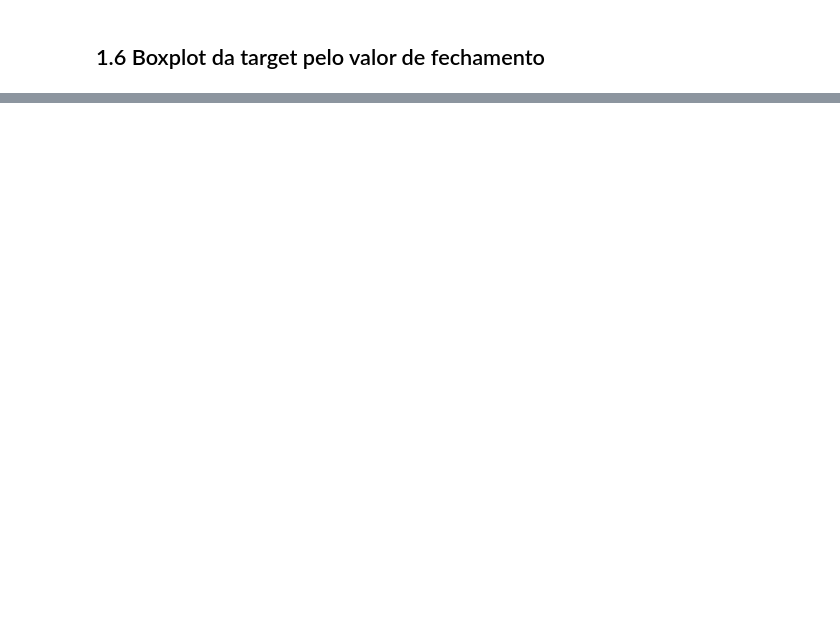
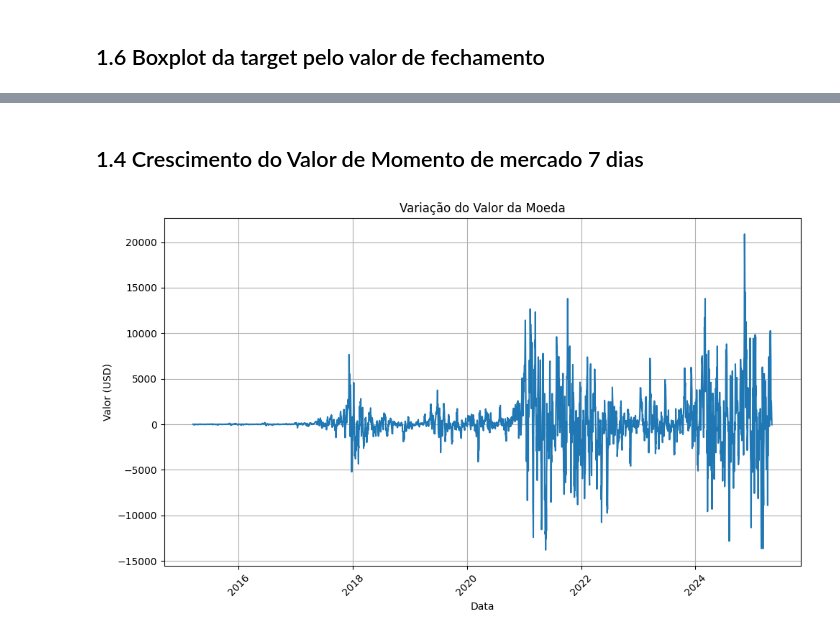
Before and after one commit to thaisrcdias/fiap_ml_bitcoin, a Jupyter notebook: ml/notebooks/Analise Exploratória.ipynb, the cells around one changed output, grey strips where cells are left out. Saved outputs shown, nothing was run; the diff lists cells and outputs as text; code cells hidden in the pictures; blank space fills up the shorter version.

```diff
--- a/ml/notebooks/Analise Exploratória.ipynb
+++ b/ml/notebooks/Analise Exploratória.ipynb
@@ -202,0 +213,16 @@ plt.show()
+# %% [markdown]
+## 1.4 Crescimento do Valor de Momento de mercado 7 dias
+# %%
+# Plot com Seaborn
+plt.figure(figsize=(10, 6))
+sns.lineplot(data=df, x="datetime", y="momentum_7d")
+
+plt.title("Variação do Valor da Moeda")
+plt.xlabel("Data")
+plt.ylabel("Valor (USD)")
+plt.grid(True)
+plt.xticks(rotation=45)
+plt.tight_layout()
+plt.show()
+# %% [output]
+[figure, added]
```
Also changed, not shown: parts of 37 cells of this notebook, 4 other files.
